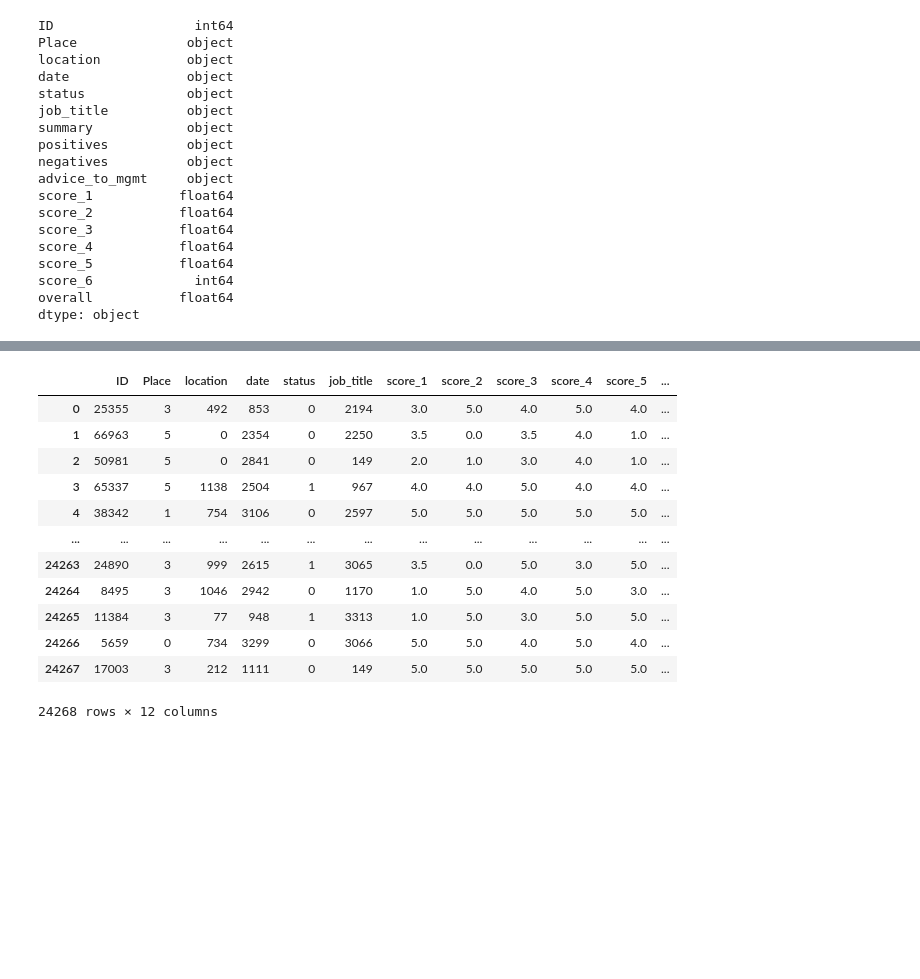
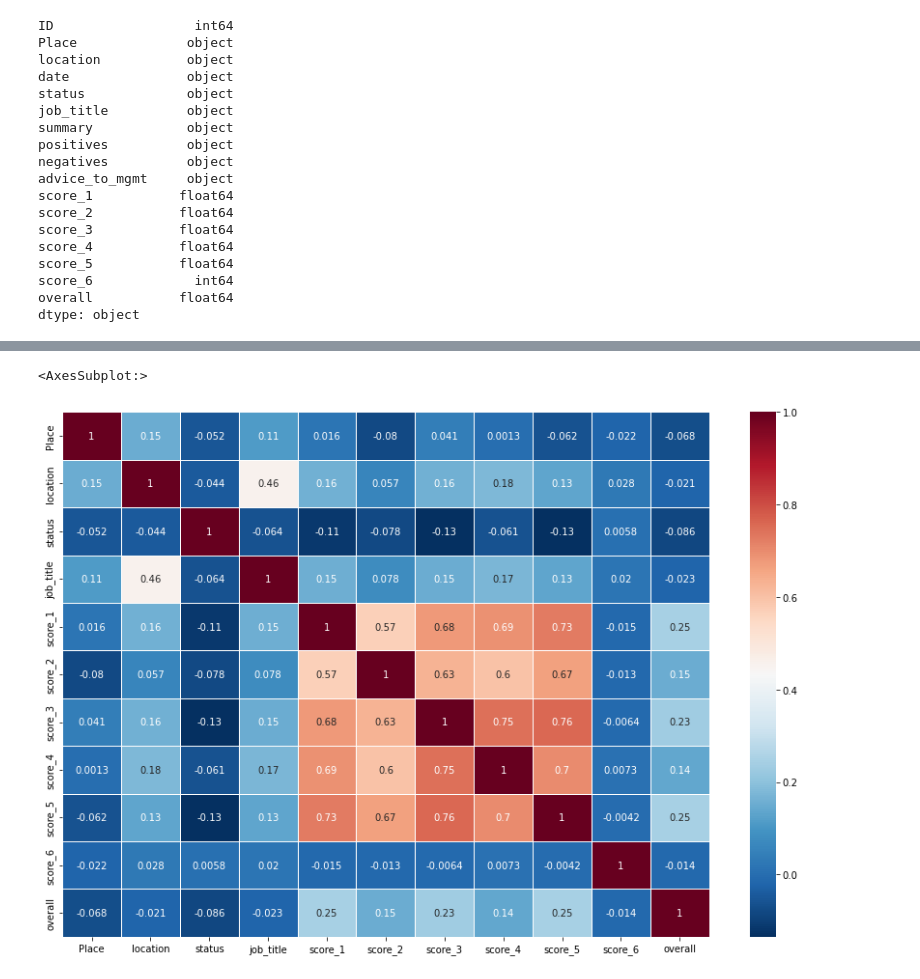
Before and after one commit to code-mj12/SingleMLpipeline, a Jupyter notebook: single.ipynb, the cells around one changed output, grey strips where cells are left out. Saved outputs shown, nothing was run; the diff lists cells and outputs as text; code cells hidden in the pictures; blank space fills up the shorter version.

```diff
--- a/single.ipynb
+++ b/single.ipynb
@@ -151,16 +167,12 @@ X_test=dftest
-# %%
-X
-# %% [output]
-|  | ID | Place | location | date | status | job_title | score_1 | score_2 | score_3 | score_4 | score_5 | ... |
-| 0 | 25355 | 3 | 492 | 853 | 0 | 2194 | 3.0 | 5.0 | 4.0 | 5.0 | 4.0 | ... |
-| 1 | 66963 | 5 | 0 | 2354 | 0 | 2250 | 3.5 | 0.0 | 3.5 | 4.0 | 1.0 | ... |
-| 2 | 50981 | 5 | 0 | 2841 | 0 | 149 | 2.0 | 1.0 | 3.0 | 4.0 | 1.0 | ... |
-| 3 | 65337 | 5 | 1138 | 2504 | 1 | 967 | 4.0 | 4.0 | 5.0 | 4.0 | 4.0 | ... |
-| 4 | 38342 | 1 | 754 | 3106 | 0 | 2597 | 5.0 | 5.0 | 5.0 | 5.0 | 5.0 | ... |
-| ... | ... | ... | ... | ... | ... | ... | ... | ... | ... | ... | ... | ... |
-| 24263 | 24890 | 3 | 999 | 2615 | 1 | 3065 | 3.5 | 0.0 | 5.0 | 3.0 | 5.0 | ... |
-| 24264 | 8495 | 3 | 1046 | 2942 | 0 | 1170 | 1.0 | 5.0 | 4.0 | 5.0 | 3.0 | ... |
-| 24265 | 11384 | 3 | 77 | 948 | 1 | 3313 | 1.0 | 5.0 | 3.0 | 5.0 | 5.0 | ... |
-| 24266 | 5659 | 0 | 734 | 3299 | 0 | 3066 | 5.0 | 5.0 | 4.0 | 5.0 | 4.0 | ... |
-| 24267 | 17003 | 3 | 212 | 1111 | 0 | 149 | 5.0 | 5.0 | 5.0 | 5.0 | 5.0 | ... |
-24268 rows × 12 columns
+# %%
+pearsoncorr = dftrain.corr(method='pearson')
+fig, ax = plt.subplots(figsize=(15,10))
+sb.heatmap(pearsoncorr,
+            xticklabels=pearsoncorr.columns,
+            yticklabels=pearsoncorr.columns,
+            cmap='RdBu_r',
+            annot=True,
+            linewidth=0.5)
+# %% [output]
+<AxesSubplot:>
+[figure, added]
```
Also changed, not shown: parts of 12 cells of this notebook.
